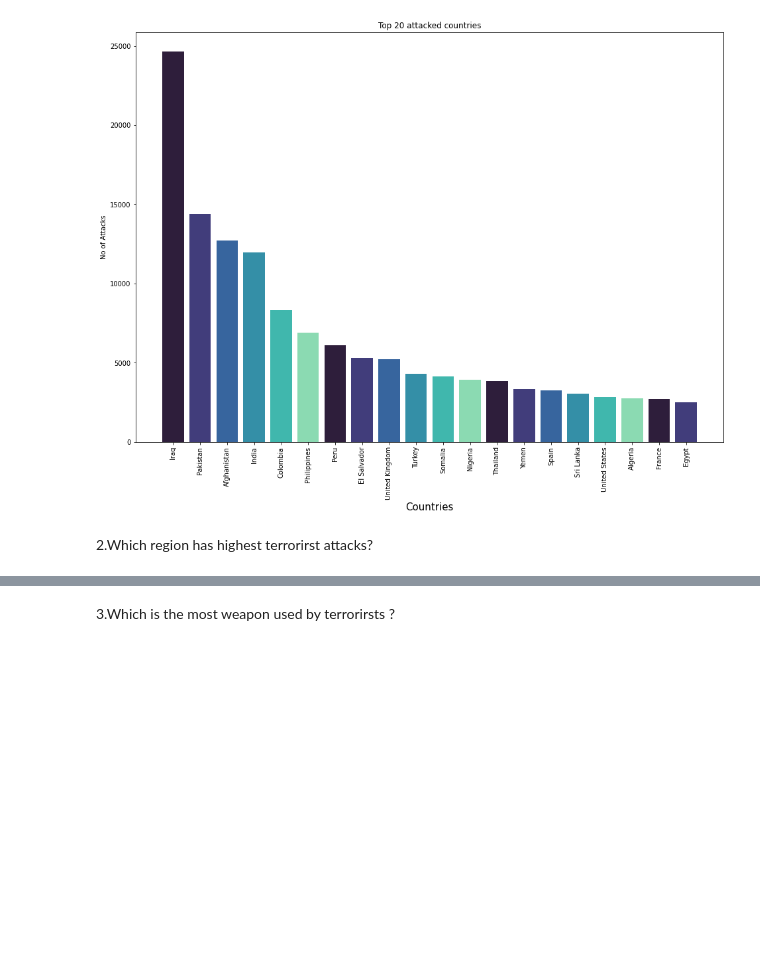
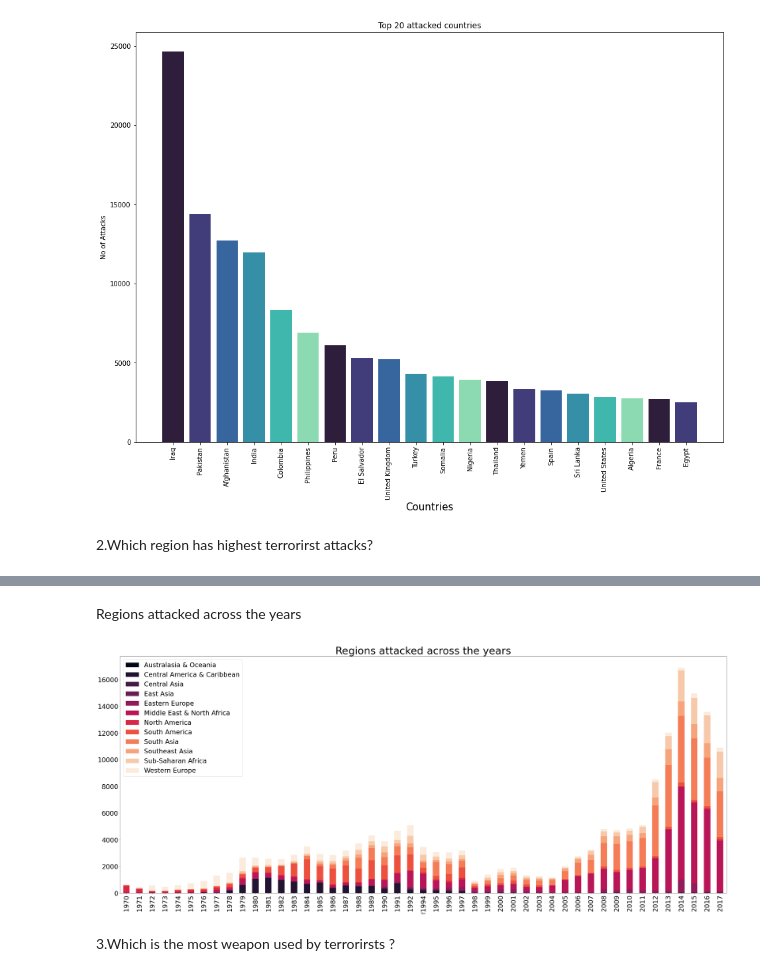
Before and after one commit to pmgumble/Bootstrap-5-Tutorial-Portfolio, a Jupyter notebook: Global_Terrorism_Analysis_Capstone_Project.ipynb, the cells around one changed output, grey strips where cells are left out. Saved outputs shown, nothing was run; the diff lists cells and outputs as text; code cells hidden in the pictures; blank space fills up the shorter version.

Commit message:
Graphs

```diff
--- a/Global_Terrorism_Analysis_Capstone_Project.ipynb
+++ b/Global_Terrorism_Analysis_Capstone_Project.ipynb
@@ -329,6 +329,18 @@ fig.update_layout(title_text='Regions having highest terrorist attacks', xaxis_t
     yaxis_title="Sum of occurences",)
 # %% [output]
 [interactive output not drawn]
+# %% [markdown]
+Regions attacked across the years
+# %%
+df = Terror.groupby(['Region', 'Year']).size().reset_index().pivot(columns='Region', index='Year', values=0)
+df.plot(kind = 'bar', stacked = True, figsize = (50,20), colormap = 'rocket')
+plt.legend(loc=2, prop = {'size':30})
+plt.xticks(fontsize = 30)
+plt.yticks(fontsize = 30)
+plt.title("Regions attacked across the years", fontsize = 47)
+plt.show()
+# %% [output]
+[figure, added]
 # %% [markdown]
 3.Which is the most weapon used by terrorirsts ?
 # %%
```
Also changed, not shown: parts of 2 cells of this notebook.
